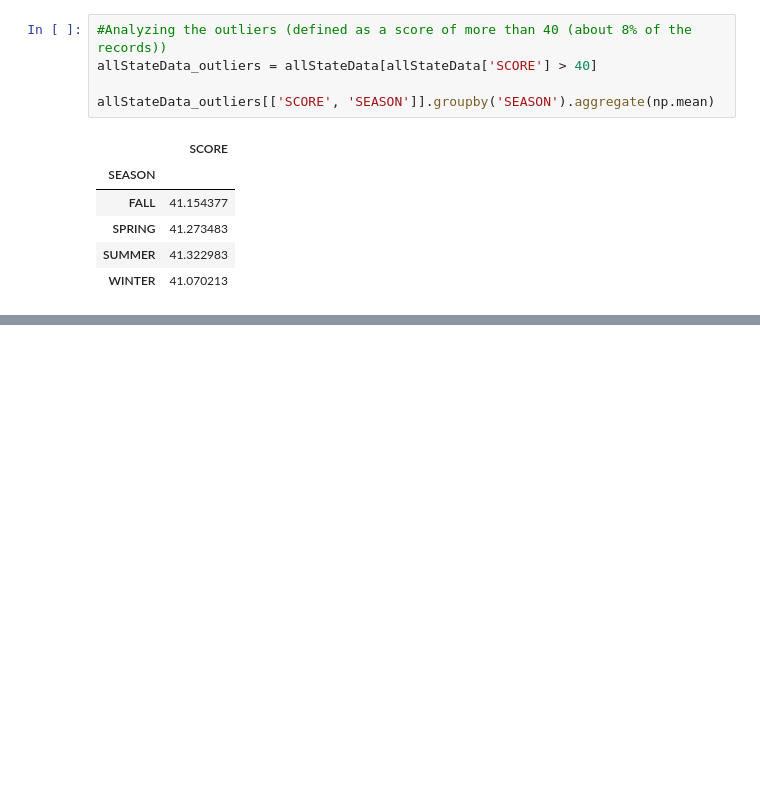
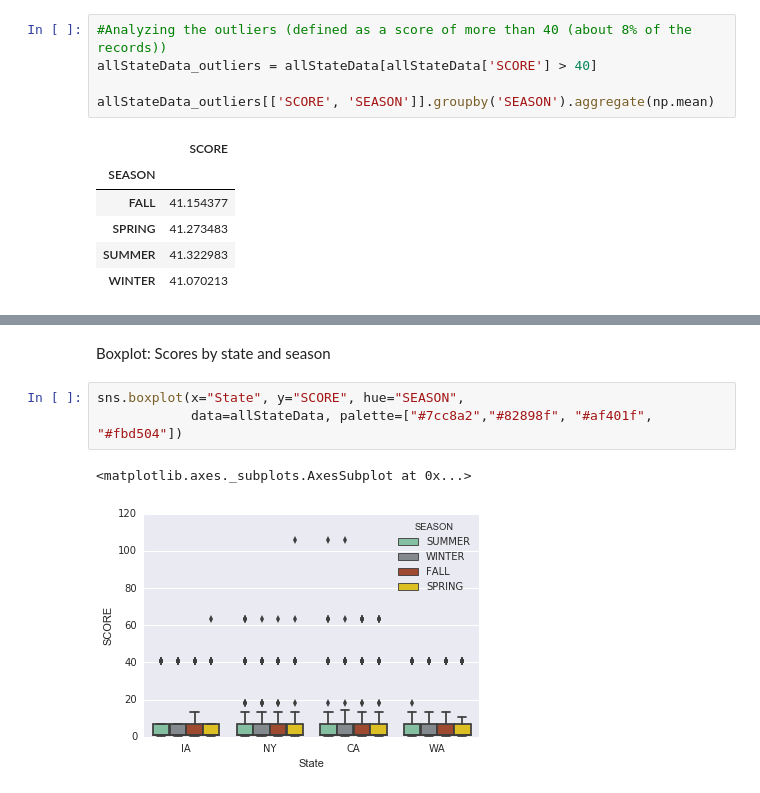
Before and after one commit to ysriram1/Loyola-SAH-Seasonality-Analysis, a Jupyter notebook: Analysis.ipynb, the cells around one changed output, grey strips where cells are left out. Cells and saved outputs as stored; diff of their text form; blank space fills up the shorter version.

Commit message:
State by state analysis

```diff
--- a/Analysis.ipynb
+++ b/Analysis.ipynb
@@ -255,0 +369,8 @@ allStateData_outliers[['SCORE', 'SEASON']].groupby('SEASON').aggregate(np.mean)
+# %% [markdown]
+Boxplot: Scores by state and season
+# %%
+sns.boxplot(x="State", y="SCORE", hue="SEASON",
+            data=allStateData, palette=["#7cc8a2","#82898f", "#af401f", "#fbd504"])
+# %% [output]
+<matplotlib.axes._subplots.AxesSubplot at 0x...>
+[figure, added]
```
Also changed, not shown: parts of 31 cells of this notebook.
